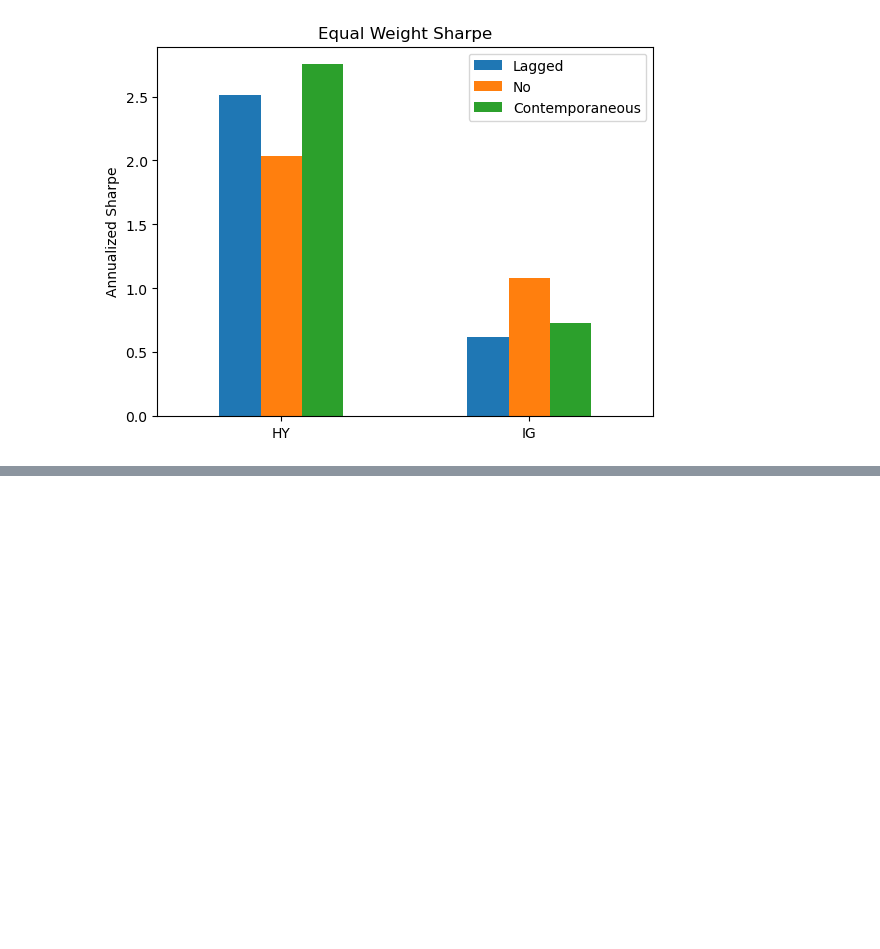
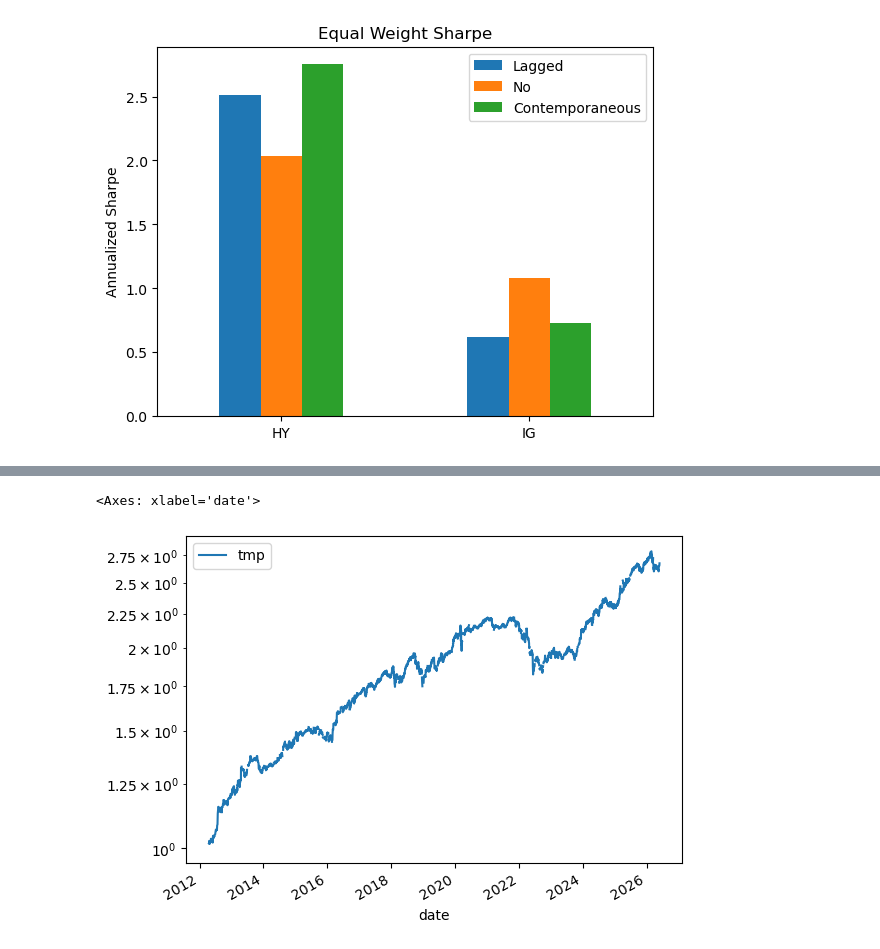
Before and after one commit to diegodalvarez/FallenAngelRiskPremia, a Jupyter notebook: notebook/2ReturnsReversion.ipynb, the cells around one changed output, grey strips where cells are left out. Cells and saved outputs as stored; diff of their text form; code cells hidden in the pictures; blank space fills up the shorter version.

```diff
--- a/notebook/2ReturnsReversion.ipynb
+++ b/notebook/2ReturnsReversion.ipynb
@@ -210,0 +378,41 @@ plt.show()
+# %%
+path = r"C:\Users\Diego\Documents\GitHub\FallenAngelRiskPremia\data\PrepData\Rtn.parquet"
+df_combined = (pd
+    .read_parquet(path = path, engine = "pyarrow")
+    .loc[lambda x: (x.asset == "etf") & (x.hedge == "no")]
+    [["date", "fa_ticker", "fa_rtn"]]
+    .drop_duplicates()
+    .merge(right = df_decile, how = "inner", on = ["date"]))
+# %%
+df_sharpe = (df_combined
+    .drop(columns = ["date"])
+    .groupby(["fa_ticker", "name", "decile"])
+    .agg(lambda x: x.mean() / x.std() * np.sqrt(252))
+    .reset_index())
+# %%
+df_decile_sharpe = (df_sharpe
+    .loc[lambda x: x.decile.isin([1,2,9,10])]
+    .assign(decile_group = lambda x: np.where(x.decile <=2, "lgroup", "ugruop")))
+# %%
+(df_decile_sharpe
+    .drop(columns = ["decile"])
+    .groupby(["fa_ticker", "name", "decile_group"])
+    .agg("prod")
+    .assign(signal_scaler = lambda x: np.where(x.fa_rtn > 0, 1, np.nan))
+    .drop(columns = ["fa_rtn"])
+    .reset_index()
+    .merge(right = df_decile_sharpe, how = "inner", on = ["fa_ticker", "name", "decile_group"])
+    .rename(columns = {"fa_rtn": "sharpe"})
+    .merge(right = df_combined, how = "outer", on = ["fa_ticker", "name", "decile"])
+    .assign(
+        signal_rtn = lambda x: np.sign(x.signal_scaler * x.sharpe) * x.fa_rtn,
+        tmp_name   = lambda x: x.name + " " + x.fa_ticker)
+    .pivot(index = "date", columns = "tmp_name", values = "signal_rtn")
+    .apply(lambda x: x * (0.1 / (x.ewm(span = 100, adjust = False).std() * np.sqrt(252))))
+    .mean(axis = 1)
+    .to_frame(name = "tmp")
+    .apply(lambda x: np.cumprod(1 + x))
+    .plot(logy = True))
+# %% [output]
+<Axes: xlabel='date'>
+[figure, added]
```
Also changed, not shown: parts of 14 cells of this notebook, 4 other files.
